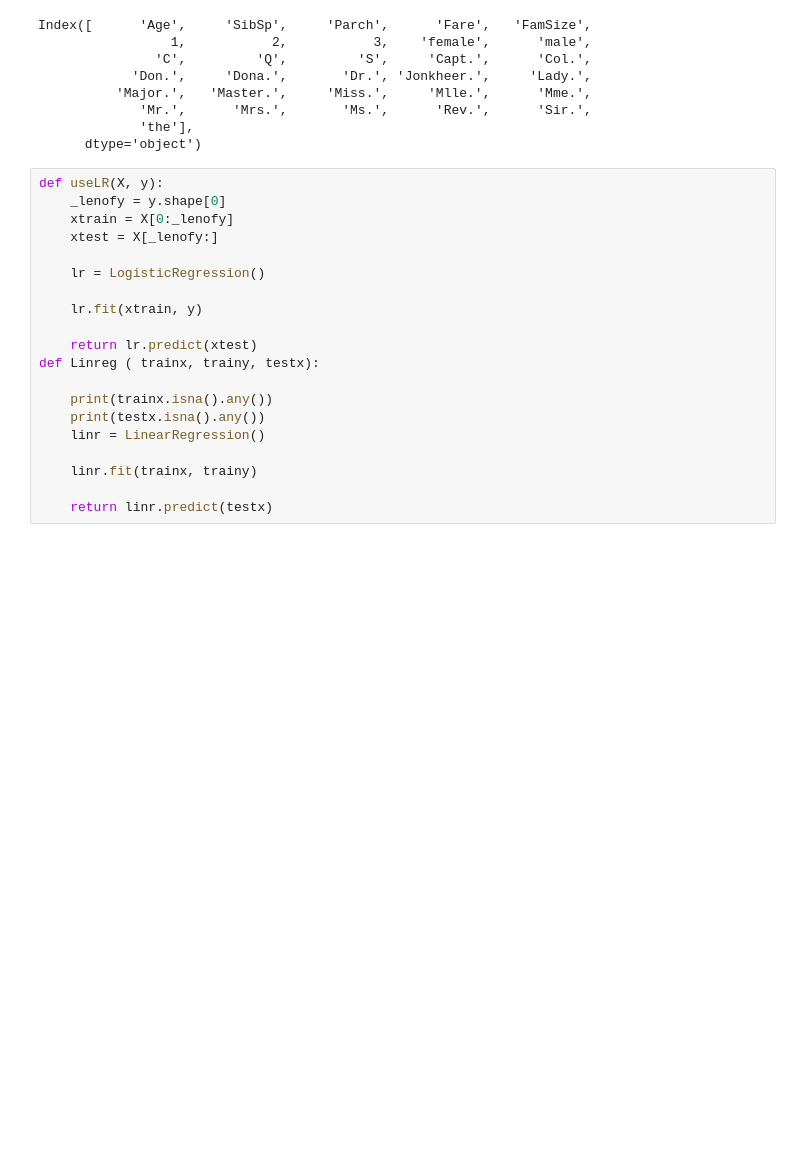
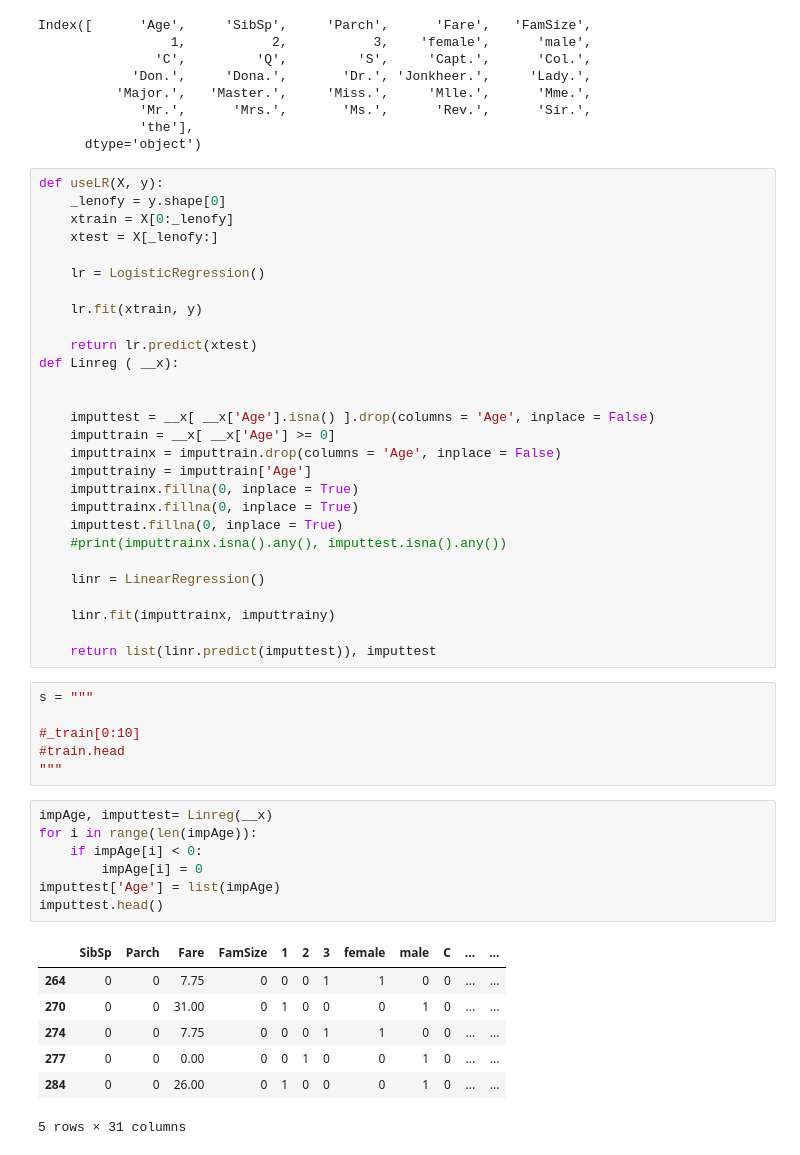
Before and after one commit to Shankhanil/CodePractice, a Jupyter notebook: Kaggle code/Titanic - Machine learning from disaster/main.ipynb, the cells around one changed output. Cells and saved outputs as stored; diff of their text form; blank space fills up the shorter version.

```diff
--- a/Kaggle code/Titanic - Machine learning from disaster/main.ipynb
+++ b/Kaggle code/Titanic - Machine learning from disaster/main.ipynb
@@ -254,12 +254,41 @@ def useLR(X, y):
     lr.fit(xtrain, y)
 
     return lr.predict(xtest)
-def Linreg ( trainx, trainy, testx):
+def Linreg ( __x):
 
-    print(trainx.isna().any())
-    print(testx.isna().any())
+
+    imputtest = __x[ __x['Age'].isna() ].drop(columns = 'Age', inplace = False)
+    imputtrain = __x[ __x['Age'] >= 0]
+    imputtrainx = imputtrain.drop(columns = 'Age', inplace = False)
+    imputtrainy = imputtrain['Age']
+    imputtrainx.fillna(0, inplace = True)
+    imputtrainx.fillna(0, inplace = True)
+    imputtest.fillna(0, inplace = True)
+    #print(imputtrainx.isna().any(), imputtest.isna().any())
+
     linr = LinearRegression()
 
-    linr.fit(trainx, trainy)
+    linr.fit(imputtrainx, imputtrainy)
 
-    return linr.predict(testx)
+    return list(linr.predict(imputtest)), imputtest
+# %%
+s = """
+
+#_train[0:10]
+#train.head
+"""
+# %%
+impAge, imputtest= Linreg(__x)
+for i in range(len(impAge)):
+    if impAge[i] < 0:
+        impAge[i] = 0
+imputtest['Age'] = list(impAge)
+imputtest.head()
+# %% [output]
+|  | SibSp | Parch | Fare | FamSize | 1 | 2 | 3 | female | male | C | ... | ... |
+| 264 | 0 | 0 | 7.75 | 0 | 0 | 0 | 1 | 1 | 0 | 0 | ... | ... |
+| 270 | 0 | 0 | 31.00 | 0 | 1 | 0 | 0 | 0 | 1 | 0 | ... | ... |
+| 274 | 0 | 0 | 7.75 | 0 | 0 | 0 | 1 | 1 | 0 | 0 | ... | ... |
+| 277 | 0 | 0 | 0.00 | 0 | 0 | 1 | 0 | 0 | 1 | 0 | ... | ... |
+| 284 | 0 | 0 | 26.00 | 0 | 1 | 0 | 0 | 0 | 1 | 0 | ... | ... |
+5 rows × 31 columns
```
Also changed, not shown: parts of 4 cells of this notebook, 1 other file.
